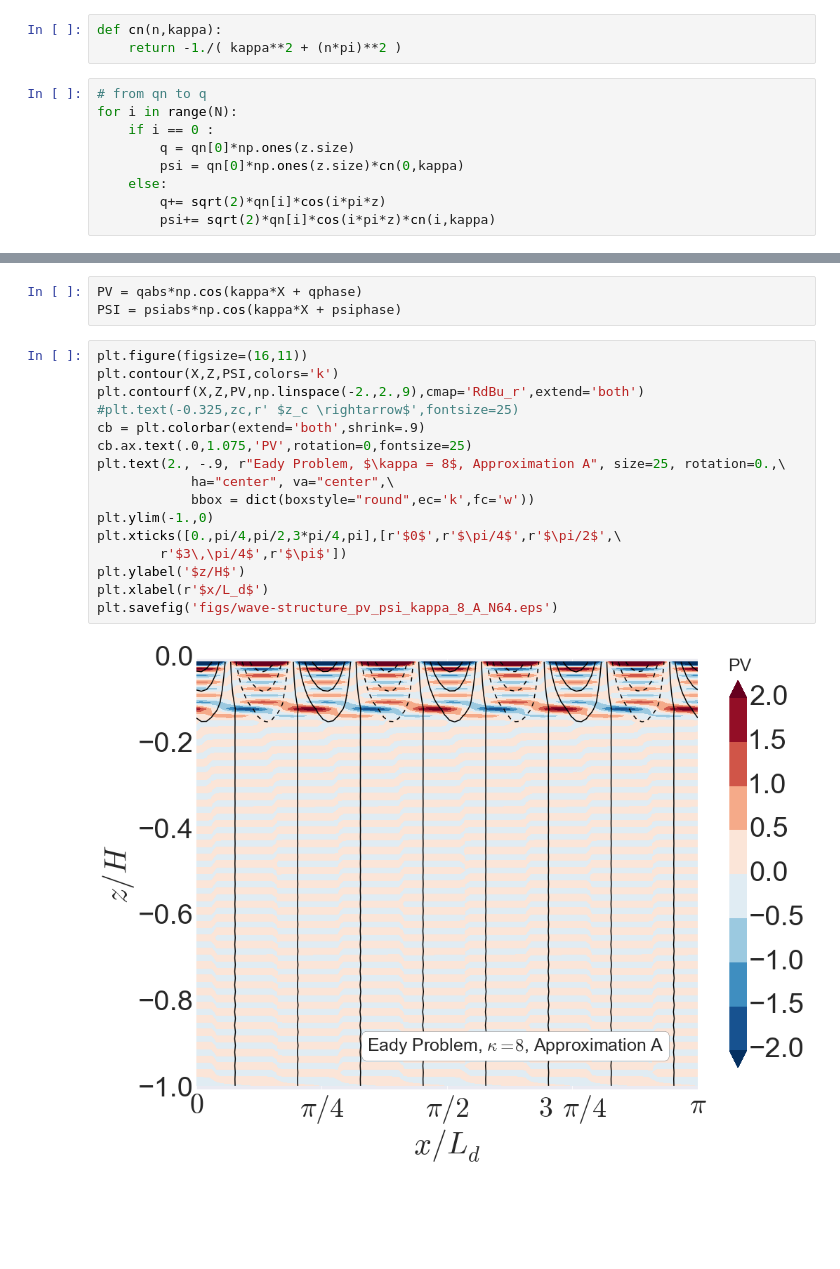
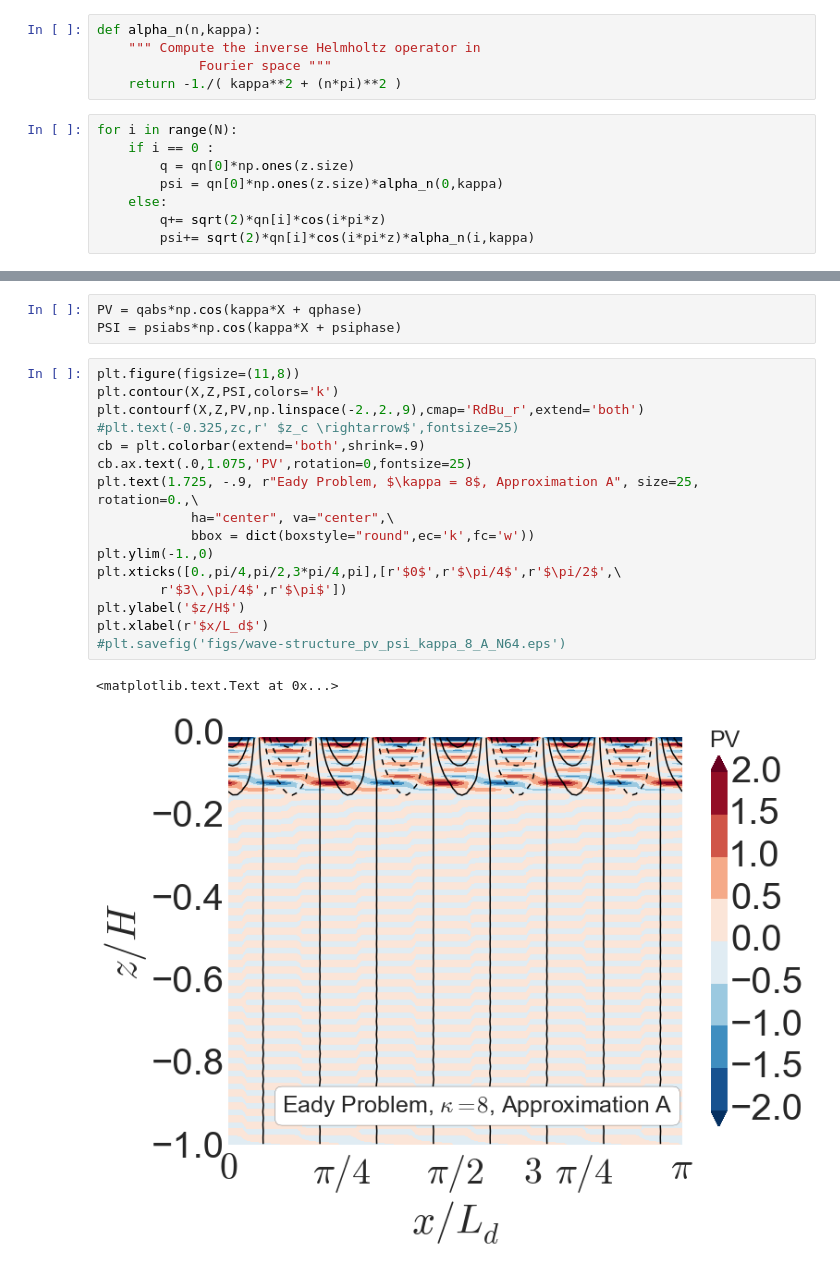
Before and after one commit to cesar-rocha/qg_vertical_modes, a Jupyter notebook: eady_problem/wave_structure.ipynb, the cells around one changed output, grey strips where cells are left out. Saved outputs shown, nothing was run; the diff lists cells and outputs as text; blank space fills up the shorter version.

Commit message:
commented wave_structure eady

```diff
--- a/eady_problem/wave_structure.ipynb
+++ b/eady_problem/wave_structure.ipynb
@@ -34,12 +70,13 @@ X,Z = np.meshgrid(x,z)
 # %%
-def cn(n,kappa):
+def alpha_n(n,kappa):
+    """ Compute the inverse Helmholtz operator in
+             Fourier space """
     return -1./( kappa**2 + (n*pi)**2 )
 # %%
-# from qn to q
 for i in range(N):
     if i == 0 :
         q = qn[0]*np.ones(z.size)
-        psi = qn[0]*np.ones(z.size)*cn(0,kappa)
+        psi = qn[0]*np.ones(z.size)*alpha_n(0,kappa)
     else:
         q+= sqrt(2)*qn[i]*cos(i*pi*z)
-        psi+= sqrt(2)*qn[i]*cos(i*pi*z)*cn(i,kappa)
+        psi+= sqrt(2)*qn[i]*cos(i*pi*z)*alpha_n(i,kappa)
@@ -57,20 +106,21 @@ psiphase = psiphase.repeat(x.size).reshape(z.size,x.size)
 PV = qabs*np.cos(kappa*X + qphase)
 PSI = psiabs*np.cos(kappa*X + psiphase)
 # %%
-plt.figure(figsize=(16,11))
+plt.figure(figsize=(11,8))
 plt.contour(X,Z,PSI,colors='k')
 plt.contourf(X,Z,PV,np.linspace(-2.,2.,9),cmap='RdBu_r',extend='both')
 #plt.text(-0.325,zc,r' $z_c \rightarrow$',fontsize=25)
 cb = plt.colorbar(extend='both',shrink=.9)
 cb.ax.text(.0,1.075,'PV',rotation=0,fontsize=25)
-plt.text(2., -.9, r"Eady Problem, $\kappa = 8$, Approximation A", size=25, rotation=0.,\
+plt.text(1.725, -.9, r"Eady Problem, $\kappa = 8$, Approximation A", size=25, rotation=0.,\
             ha="center", va="center",\
             bbox = dict(boxstyle="round",ec='k',fc='w'))
 plt.ylim(-1.,0)
 plt.xticks([0.,pi/4,pi/2,3*pi/4,pi],[r'$0$',r'$\pi/4$',r'$\pi/2$',\
         r'$3\,\pi/4$',r'$\pi$'])
 plt.ylabel('$z/H$')
 plt.xlabel(r'$x/L_d$')
-plt.savefig('figs/wave-structure_pv_psi_kappa_8_A_N64.eps')
+#plt.savefig('figs/wave-structure_pv_psi_kappa_8_A_N64.eps')
 # %% [output]
+<matplotlib.text.Text at 0x...>
-[figure, old version]
+[figure, new version]
```
Also changed, not shown: parts of 8 cells of this notebook.
